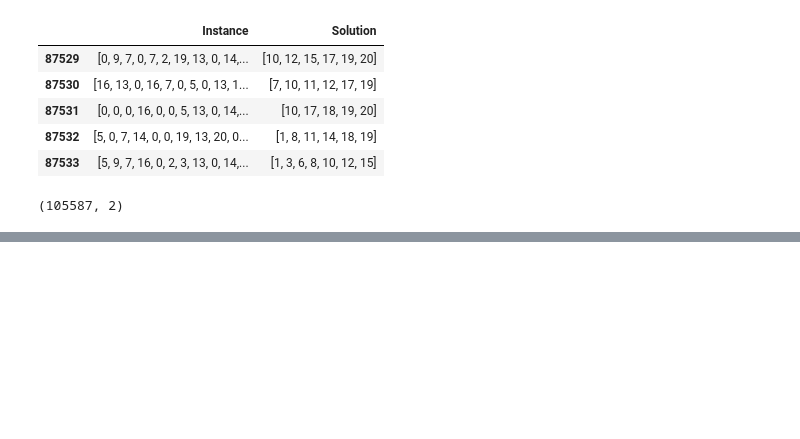
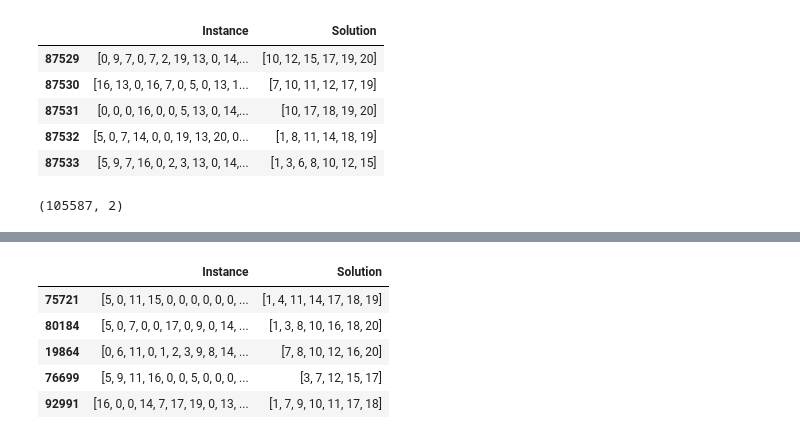
Before and after one commit to tantuwaySourabh/rf-tag2tag-communication, a Jupyter notebook: Project_copy_temp.ipynb, the cells around one changed output, grey strips where cells are left out. Drawn from its saved outputs; the diff is of its cells as text; code cells hidden in the pictures; blank space fills up the shorter version.

```diff
--- a/Project_copy_temp.ipynb
+++ b/Project_copy_temp.ipynb
@@ -634,0 +667,9 @@ union_file3.to_csv('dataset_1L.csv')
+# %%
+reduced_df.head()
+# %% [output]
+|  | Instance | Solution |
+| 75721 | [5, 0, 11, 15, 0, 0, 0, 0, 0, 0, ... | [1, 4, 11, 14, 17, 18, 19] |
+| 80184 | [5, 0, 7, 0, 0, 17, 0, 9, 0, 14, ... | [1, 3, 8, 10, 16, 18, 20] |
+| 19864 | [0, 6, 11, 0, 1, 2, 3, 9, 8, 14, ... | [7, 8, 10, 12, 16, 20] |
+| 76699 | [5, 9, 11, 16, 0, 0, 5, 0, 0, 0, ... | [3, 7, 12, 15, 17] |
+| 92991 | [16, 0, 0, 14, 7, 17, 19, 0, 13, ... | [1, 7, 9, 10, 11, 17, 18] |
```
Also changed, not shown: parts of 14 cells of this notebook, 6 other files.
